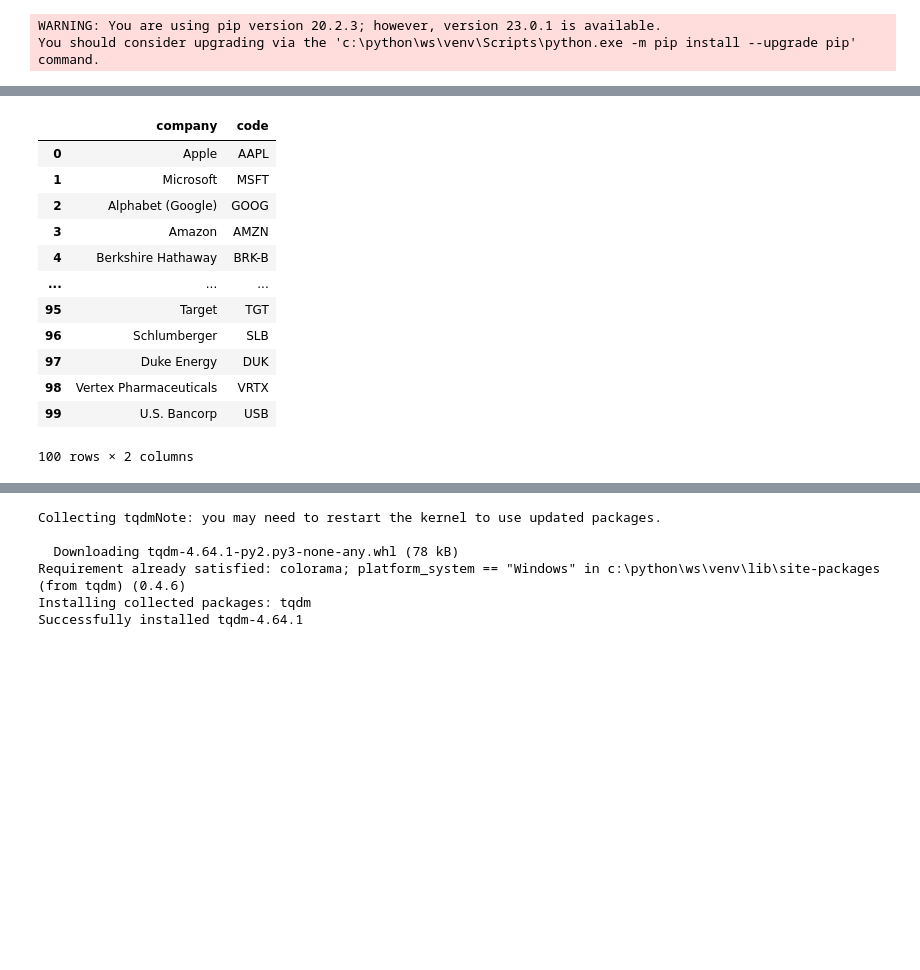
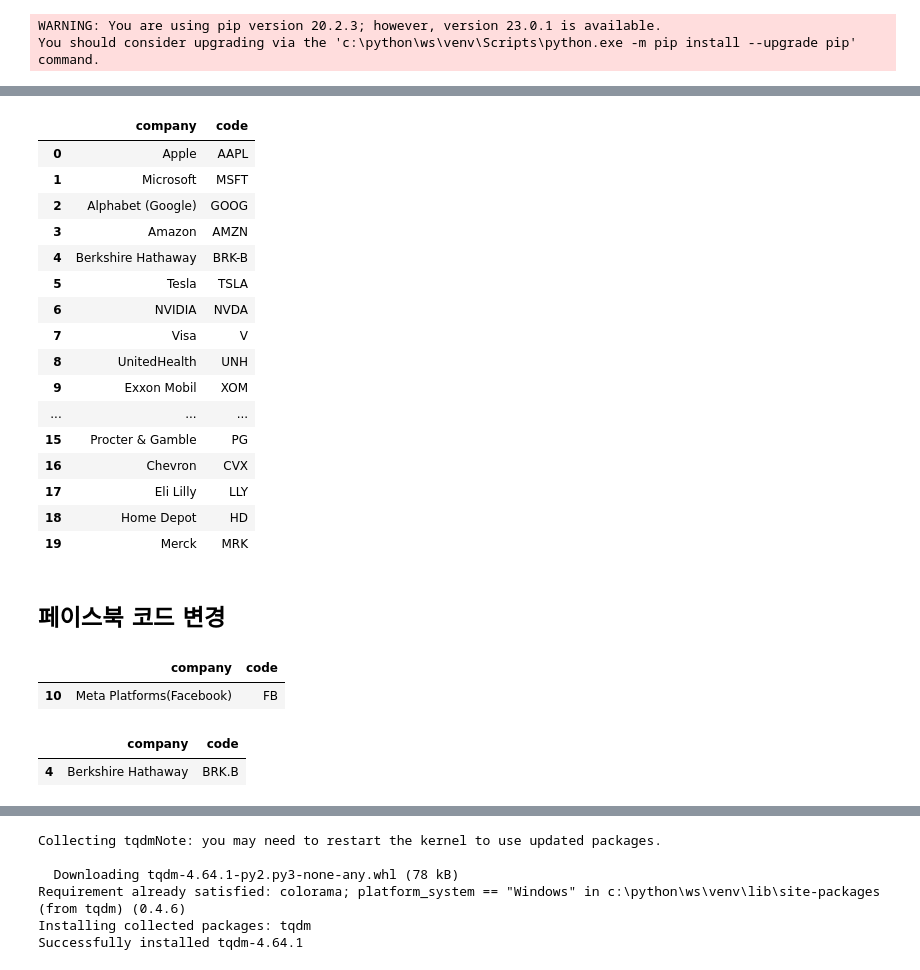
Before and after one commit to Yun-twy/STOCKEDA, a Jupyter notebook: us_eda_0226.ipynb, the cells around one changed output, grey strips where cells are left out. Drawn from its saved outputs; the diff is of its cells as text; code cells hidden in the pictures; blank space fills up the shorter version.

```diff
--- a/us_eda_0226.ipynb
+++ b/us_eda_0226.ipynb
@@ -116,21 +116,39 @@ name
 # %%
 import pandas as pd
 df_tmp = pd.DataFrame({'company': name,
                        'code':code
                        })
 
-df_tmp
+df_tmp.head(20)
 # %% [output]
 |  | company | code |
 | 0 | Apple | AAPL |
 | 1 | Microsoft | MSFT |
 | 2 | Alphabet (Google) | GOOG |
 | 3 | Amazon | AMZN |
 | 4 | Berkshire Hathaway | BRK-B |
+| 5 | Tesla | TSLA |
+| 6 | NVIDIA | NVDA |
+| 7 | Visa | V |
+| 8 | UnitedHealth | UNH |
+| 9 | Exxon Mobil | XOM |
 | ... | ... | ... |
-| 95 | Target | TGT |
-| 96 | Schlumberger | SLB |
-| 97 | Duke Energy | DUK |
-| 98 | Vertex Pharmaceuticals | VRTX |
-| 99 | U.S. Bancorp | USB |
+| 15 | Procter & Gamble | PG |
+| 16 | Chevron | CVX |
+| 17 | Eli Lilly | LLY |
+| 18 | Home Depot | HD |
+| 19 | Merck | MRK |
-100 rows × 2 columns
+# %% [markdown]
+## 페이스북 코드 변경
+# %%
+df_tmp[df_tmp['code'] == 'META'] = 'Meta Platforms(Facebook)', 'FB'
+df_tmp[df_tmp['code'] == 'FB']
+# %% [output]
+|  | company | code |
+| 10 | Meta Platforms(Facebook) | FB |
+# %%
+df_tmp[df_tmp['code'] == 'BRK-B'] = 'Berkshire Hathaway', 'BRK.B'
+df_tmp[df_tmp['code'] == 'BRK.B']
+# %% [output]
+|  | company | code |
+| 4 | Berkshire Hathaway | BRK.B |
```
Also changed, not shown: parts of 18 cells of this notebook, 4 other files.
